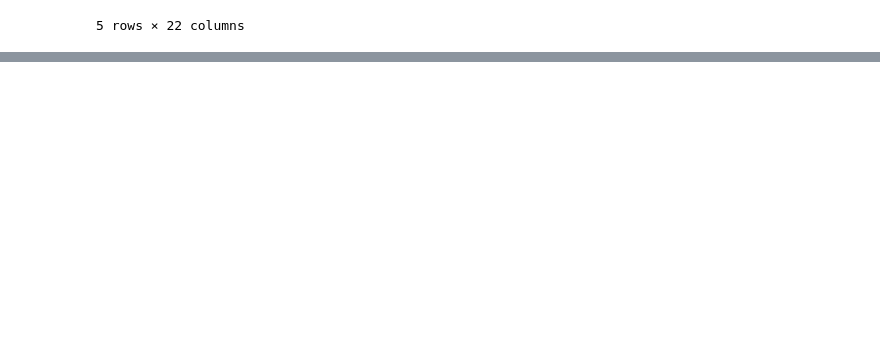
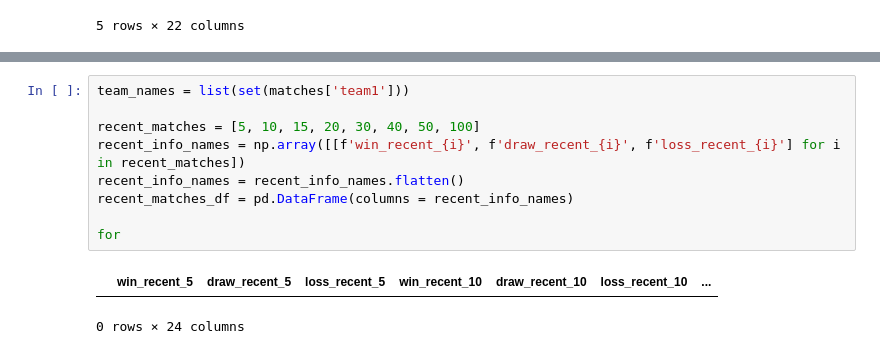
Before and after one commit to kallyzhu/SoccerAnalysis, a Jupyter notebook: soccer-matches-analysis.ipynb, the cells around one changed output, grey strips where cells are left out. Drawn from its saved outputs; the diff is of its cells as text; blank space fills up the shorter version.

Commit message:
update on team names

```diff
--- a/soccer-matches-analysis.ipynb
+++ b/soccer-matches-analysis.ipynb
@@ -440,0 +461,12 @@ matches.head()
+# %%
+team_names = list(set(matches['team1']))
+
+recent_matches = [5, 10, 15, 20, 30, 40, 50, 100]
+recent_info_names = np.array([[f'win_recent_{i}', f'draw_recent_{i}', f'loss_recent_{i}'] for i in recent_matches])
+recent_info_names = recent_info_names.flatten()
+recent_matches_df = pd.DataFrame(columns = recent_info_names)
+
+for
+# %% [output]
+|  | win_recent_5 | draw_recent_5 | loss_recent_5 | win_recent_10 | draw_recent_10 | loss_recent_10 | ... |
+0 rows × 24 columns
```
Also changed, not shown: parts of 2 cells of this notebook.
